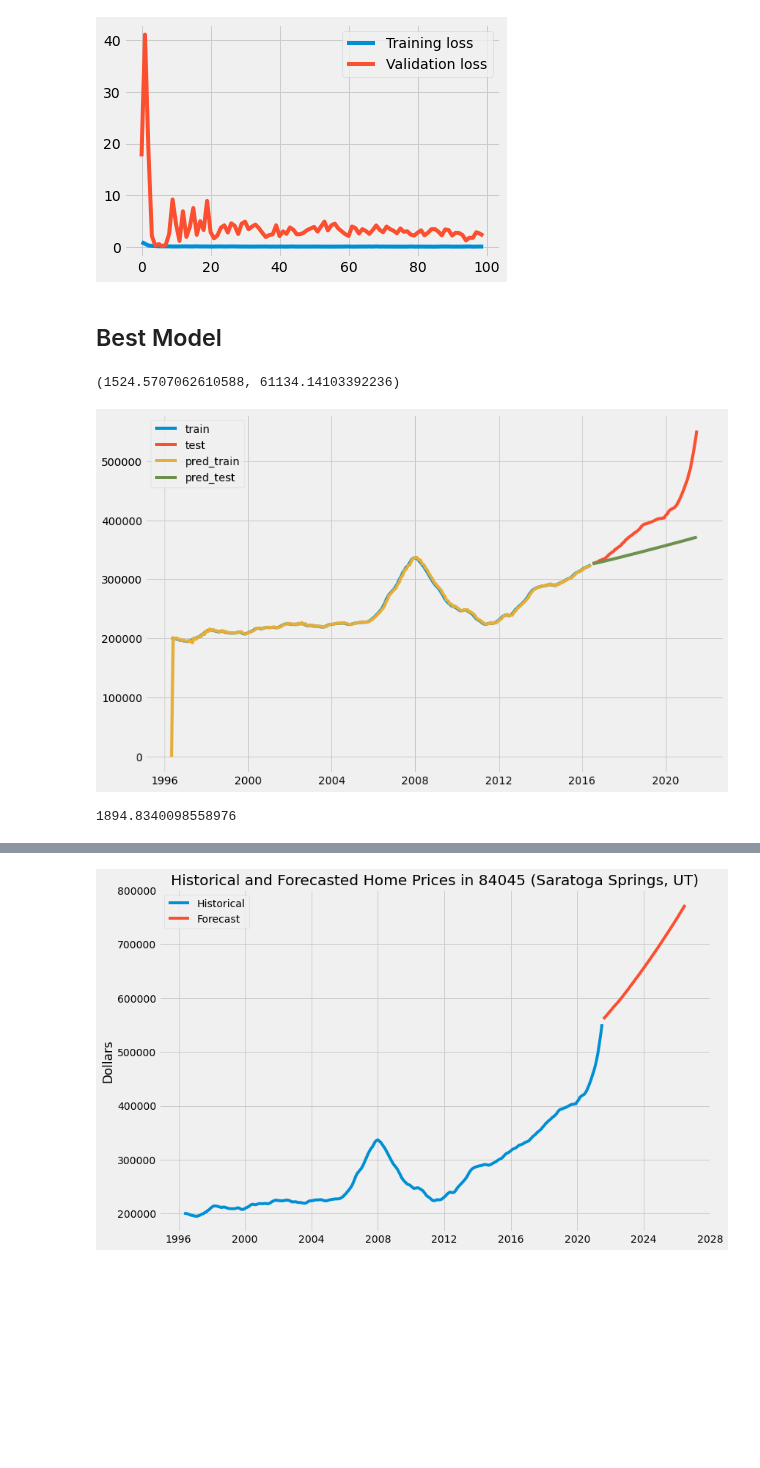
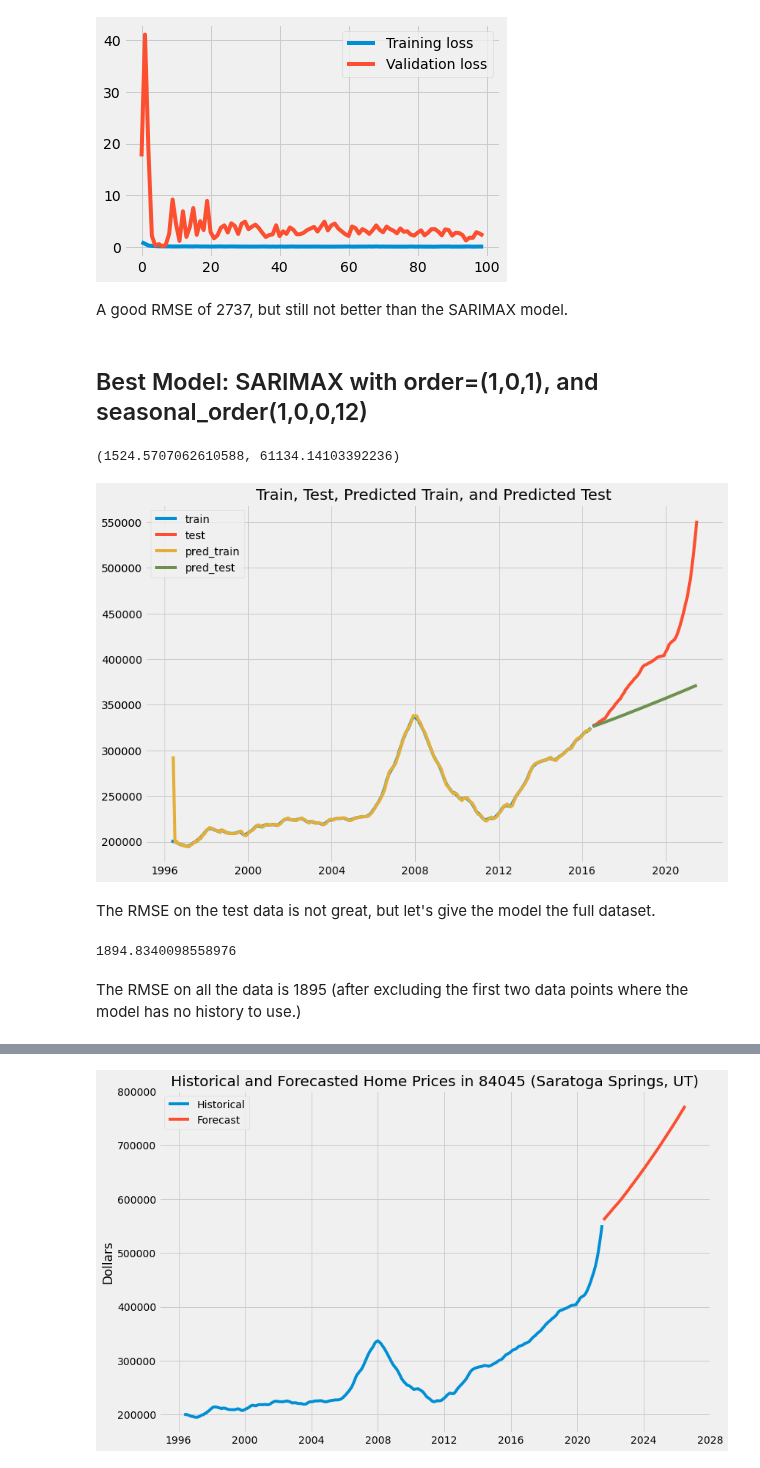
Before and after one commit to fivearm/Phase_4_Project, a Jupyter notebook: Saratoga Springs_UT_84045.ipynb, the cells around one changed output, grey strips where cells are left out. Drawn from its saved outputs; the diff is of its cells as text; code cells hidden in the pictures; blank space fills up the shorter version.

```diff
--- a/Saratoga Springs_UT_84045.ipynb
+++ b/Saratoga Springs_UT_84045.ipynb
@@ -295,8 +313,10 @@ RMSE: 2736.9762677771428
 LSTM_val(history)
 # %% [output]
 [figure]
-# %% [markdown]
-## Best Model
+# %% [markdown]
+A good RMSE of 2737, but still not better than the SARIMAX model.
+# %% [markdown]
+## Best Model: SARIMAX with order=(1,0,1), and seasonal_order(1,0,0,12)
 # %%
 yhat_train = sarimax_model2.predict(typ='levels')
 yhat_test = sarimax_model2.predict(start=test.index[0], end=test.index[-1], typ='levels')
@@ -309,12 +329,15 @@ RMSE_train, RMSE_test
 # %%
 fig, ax = plt.subplots(figsize=(12,8))
 ax.plot(train, label='train')
 ax.plot(test, label='test')
-ax.plot(yhat_train, label='pred_train')
+ax.plot(yhat_train[1:], label='pred_train')
 ax.plot(yhat_test, label='pred_test')
+ax.set_title('Train, Test, Predicted Train, and Predicted Test')
 ax.legend();
 # %% [output]
-[figure, old version]
+[figure, new version]
+# %% [markdown]
+The RMSE on the test data is not great, but let's give the model the full dataset.
 # %%
 sarimax_model_all = SARIMAX(Saratoga, order=(1,0,1), seasonal_order=(1,0,0,12),
                        enforce_stationarity=False, enforce_invertability=False).fit()
@@ -323,6 +346,8 @@ RMSE = np.sqrt(mean_squared_error(Saratoga[2:], yhat_all[2:]))
 RMSE
 # %% [output]
 1894.8340098558976
+# %% [markdown]
+The RMSE on all the data is 1895 (after excluding the first two data points where the model has no history to use.)
 # %%
 fig, ax = plt.subplots(figsize=(12,8))
 ax.plot(Saratoga, label='orginal')
```
Also changed, not shown: parts of 12 cells of this notebook, 1 other file.
